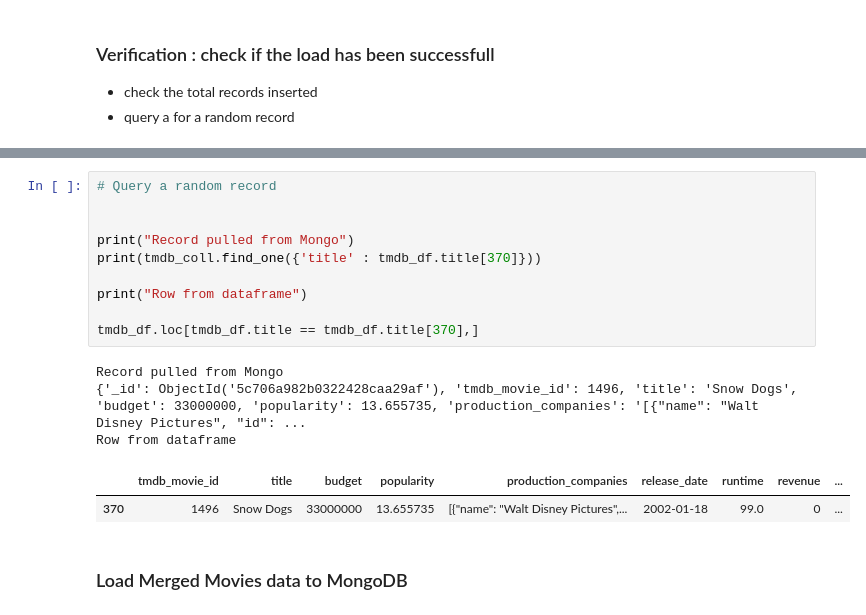
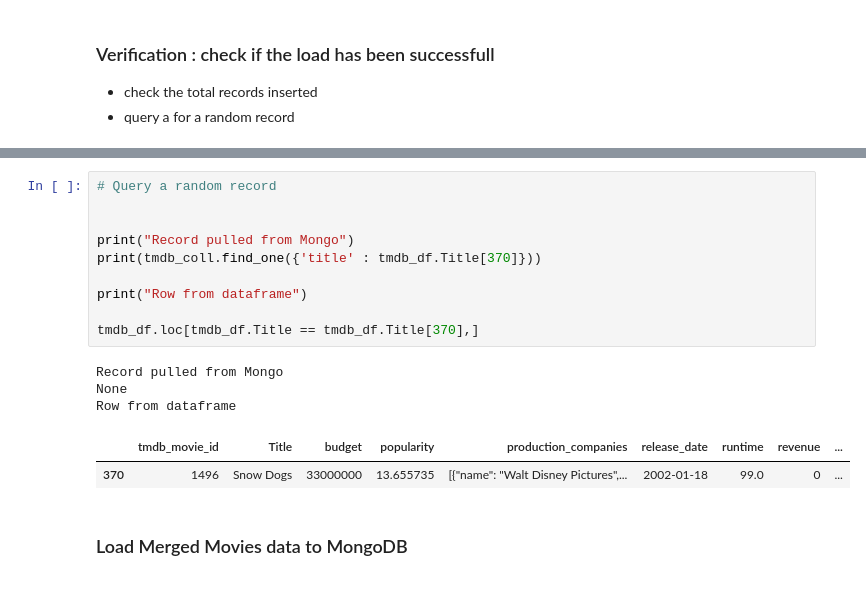
Before and after one commit to sigmanudude/etlproject, a Jupyter notebook: Movies_data_load.ipynb, the cells around one changed output, grey strips where cells are left out. Drawn from its saved outputs; the diff is of its cells as text.

```diff
--- a/Movies_data_load.ipynb
+++ b/Movies_data_load.ipynb
@@ -135,18 +135,18 @@ Success!!! Total of 3354 inserted and it matches the DF count.
 # %%
 # Query a random record
 
 
 print("Record pulled from Mongo")
-print(tmdb_coll.find_one({'title' : tmdb_df.title[370]}))
+print(tmdb_coll.find_one({'title' : tmdb_df.Title[370]}))
 
 print("Row from dataframe")
 
-tmdb_df.loc[tmdb_df.title == tmdb_df.title[370],]
+tmdb_df.loc[tmdb_df.Title == tmdb_df.Title[370],]
 # %% [output]
 Record pulled from Mongo
-{'_id': ObjectId('5c706a982b0322428caa29af'), 'tmdb_movie_id': 1496, 'title': 'Snow Dogs', 'budget': 33000000, 'popularity': 13.655735, 'production_companies': '[{"name": "Walt Disney Pictures", "id": ...
+None
 Row from dataframe
-|  | tmdb_movie_id | title | budget | popularity | production_companies | release_date | runtime | revenue | ... |
+|  | tmdb_movie_id | Title | budget | popularity | production_companies | release_date | runtime | revenue | ... |
 | 370 | 1496 | Snow Dogs | 33000000 | 13.655735 | [{"name": "Walt Disney Pictures",... | 2002-01-18 | 99.0 | 0 | ... |
 # %% [markdown]
 ### Load Merged Movies data to MongoDB
```
Also changed, not shown: parts of 6 cells of this notebook, 13 other files.
